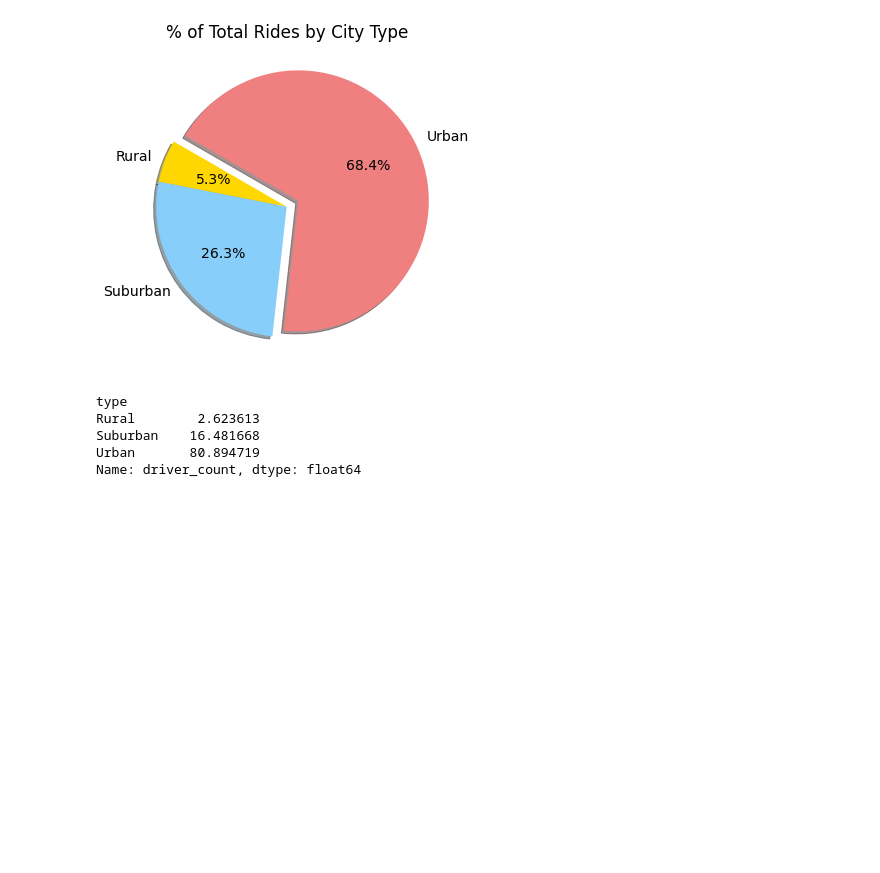
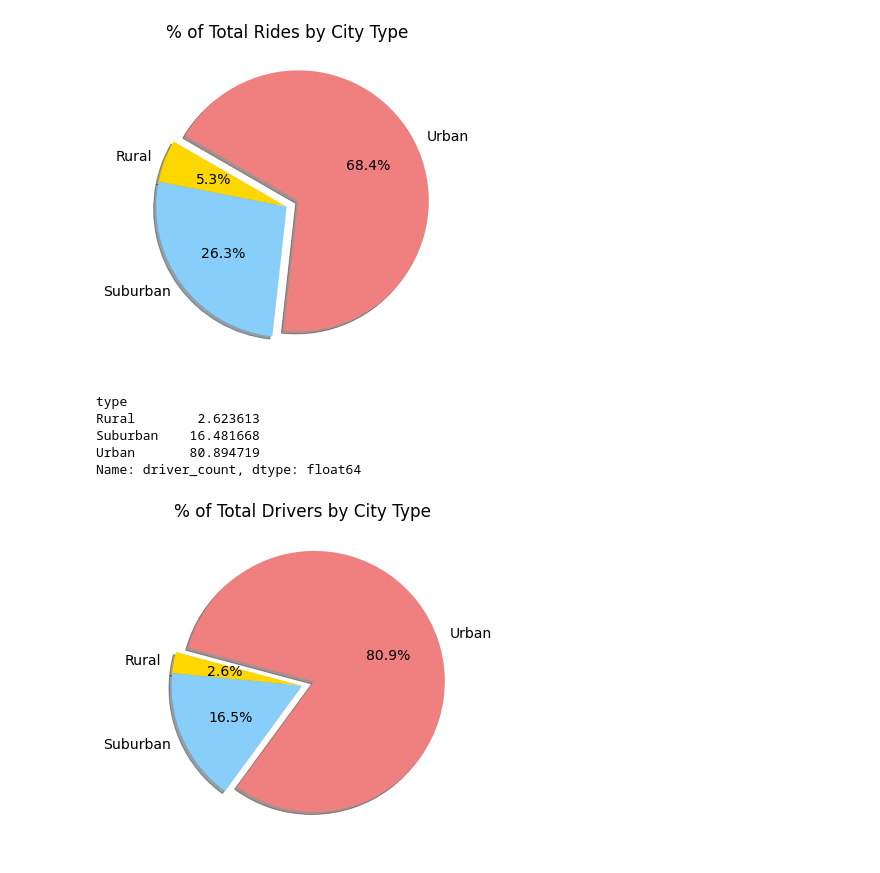
Before and after one commit to bazinga183/PyBer_Analysis, a Jupyter notebook: PyBer.ipynb, the cells around one changed output. Drawn from its saved outputs; the diff is of its cells as text; code cells hidden in the pictures; blank space fills up the shorter version.

```diff
--- a/PyBer.ipynb
+++ b/PyBer.ipynb
@@ -929,13 +929,21 @@ Name: driver_count, dtype: float64
 # %%
 # Build percentage of rides by city type pie chart.
 plt.subplots(figsize = (10, 6))
-plt.pie(driver_percent,
+plt.pie(driver_percents,
        labels = ["Rural", "Suburban", "Urban"],
        colors = ["gold", "lightskyblue", "lightcoral"],
        explode = [0, 0, 0.1],
        autopct = "%1.1f%%",
-       shadow = True, startanlge = 165)
+       shadow = True, startangle = 165)
 plt.title("% of Total Drivers by City Type")
 
 # Change the default font size from 10 to 14.
-mpl.rcParams[]
+mpl.rcParams['font.size'] = 14
+
+# Save figure.
+plt.savefig("analysis/Fig7.png")
+
+# Show figure.
+plt.show()
+# %% [output]
+[figure, added]
```
Also changed, not shown: 3 other files.
